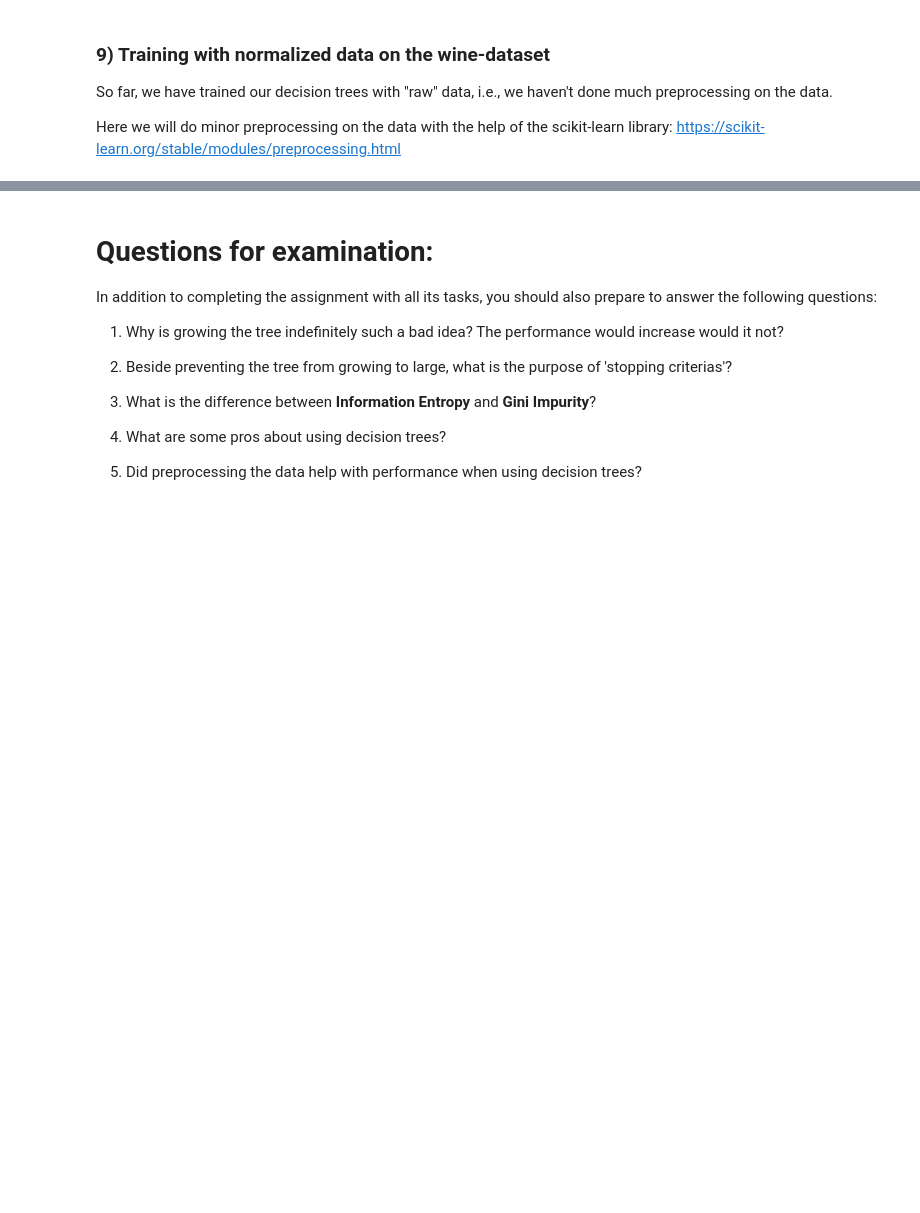
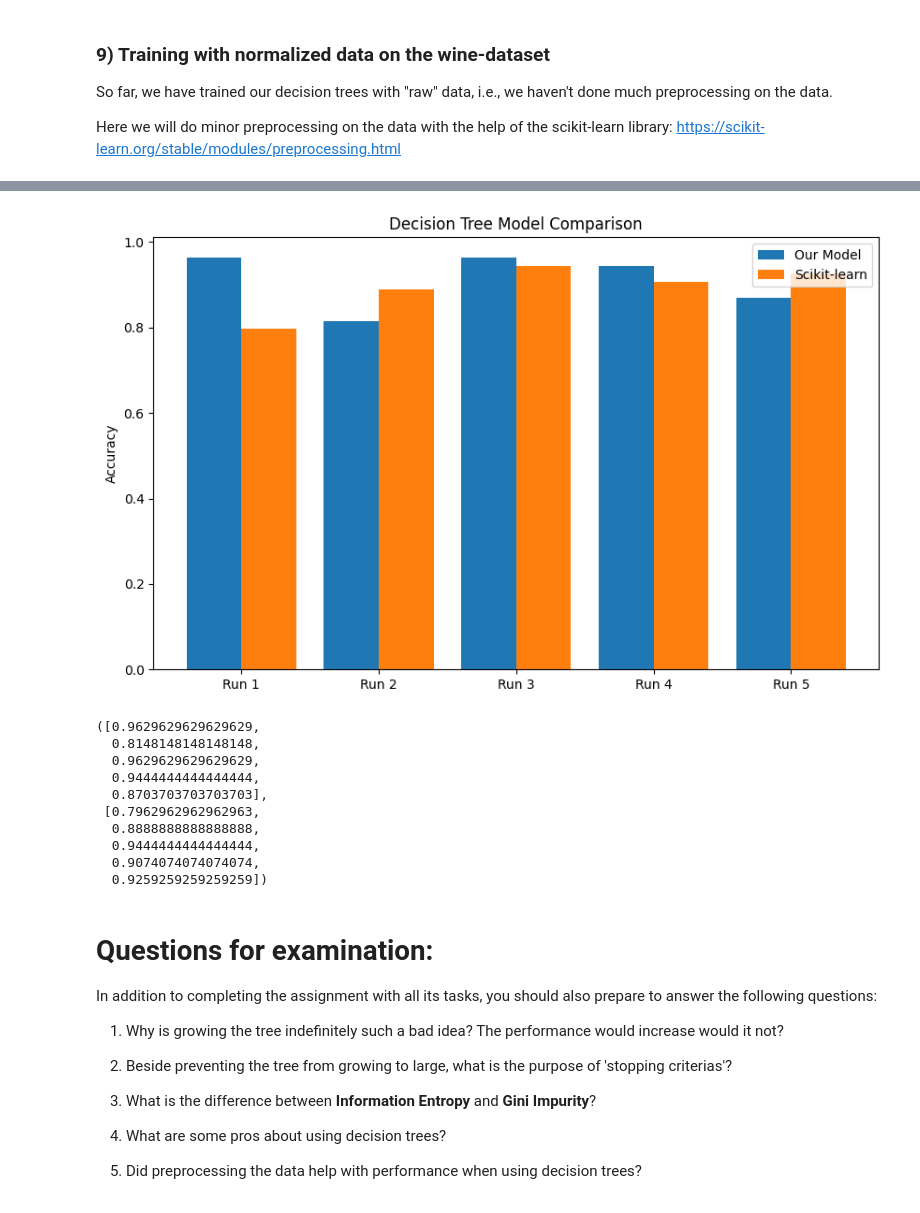
Before and after one commit to Aurelien3006/ML-Assignment-2, a Jupyter notebook: ML-Assignment 2 - Aurélien Broncard Edgar Maurel.ipynb, the cells around one changed output, grey strips where cells are left out. Saved outputs shown, nothing was run; the diff lists cells and outputs as text; code cells hidden in the pictures; blank space fills up the shorter version.

```diff
--- a/ML-Assignment 2 - Aurélien Broncard Edgar Maurel.ipynb
+++ b/ML-Assignment 2 - Aurélien Broncard Edgar Maurel.ipynb
@@ -528,3 +417,28 @@ plt.show()
+# %%
+from sklearn import preprocessing
+
+# Use the wine dataset from above and scale its features between 0 and 1
+data_wine = pd.read_csv("wine.csv", skiprows=[1]).to_numpy()
+X_wine = data_wine[:, :-1]
+y_wine = data_wine[:, -1]
+
+# Scaler for features only (labels should stay categorical)
+x_scaler = preprocessing.MinMaxScaler()
+X_wine_scaled = x_scaler.fit_transform(X_wine)
+
+compare_decision_tree_models(X_wine_scaled, y_wine, max_depth=5)
+# %% [output]
+[figure, added]
+([0.9629629629629629,
+  0.8148148148148148,
+  0.9629629629629629,
+  0.9444444444444444,
+  0.8703703703703703],
+ [0.7962962962962963,
+  0.8888888888888888,
+  0.9444444444444444,
+  0.9074074074074074,
+  0.9259259259259259])
 # %% [markdown]
 # Questions for examination:
 
```
Also changed, not shown: parts of 10 cells of this notebook.
